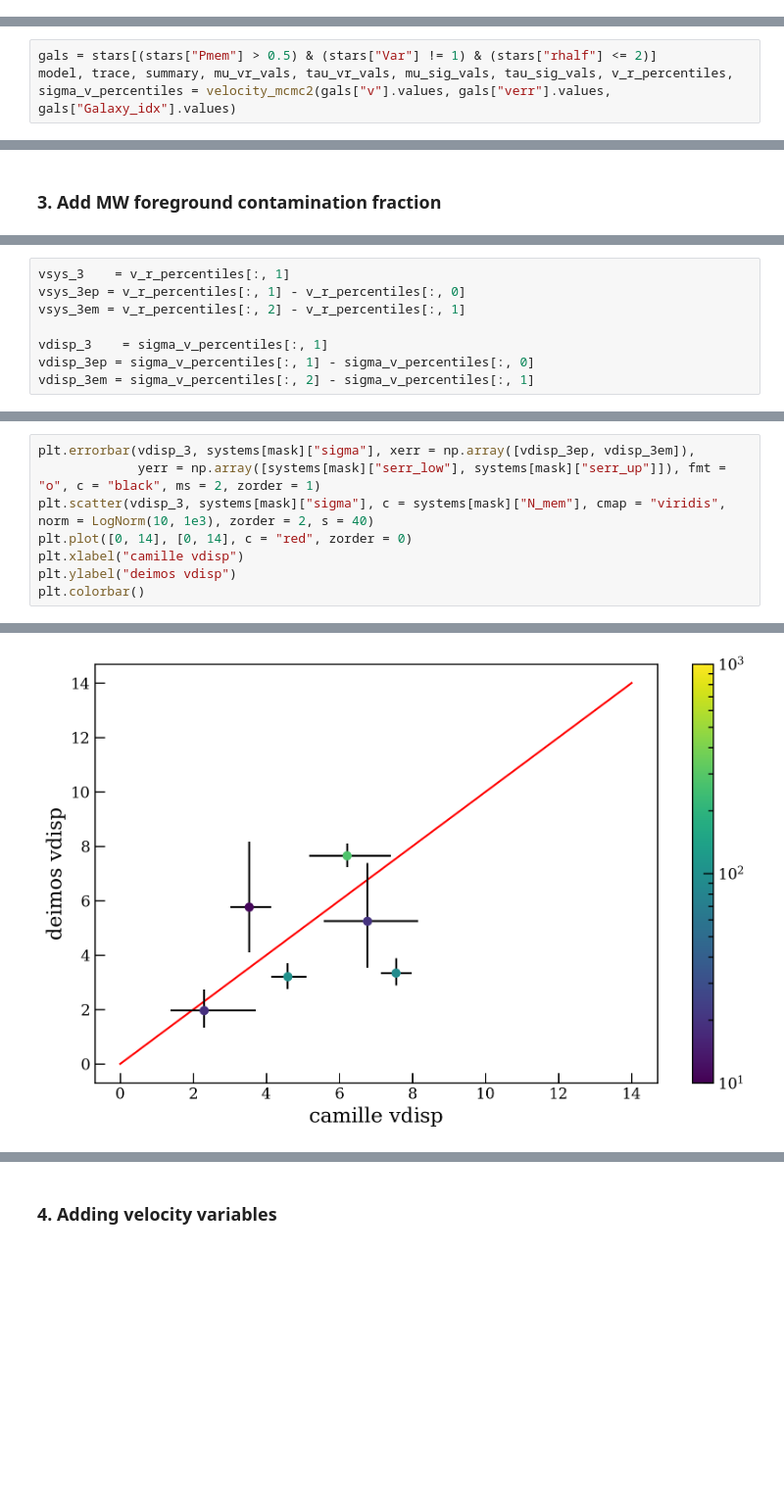
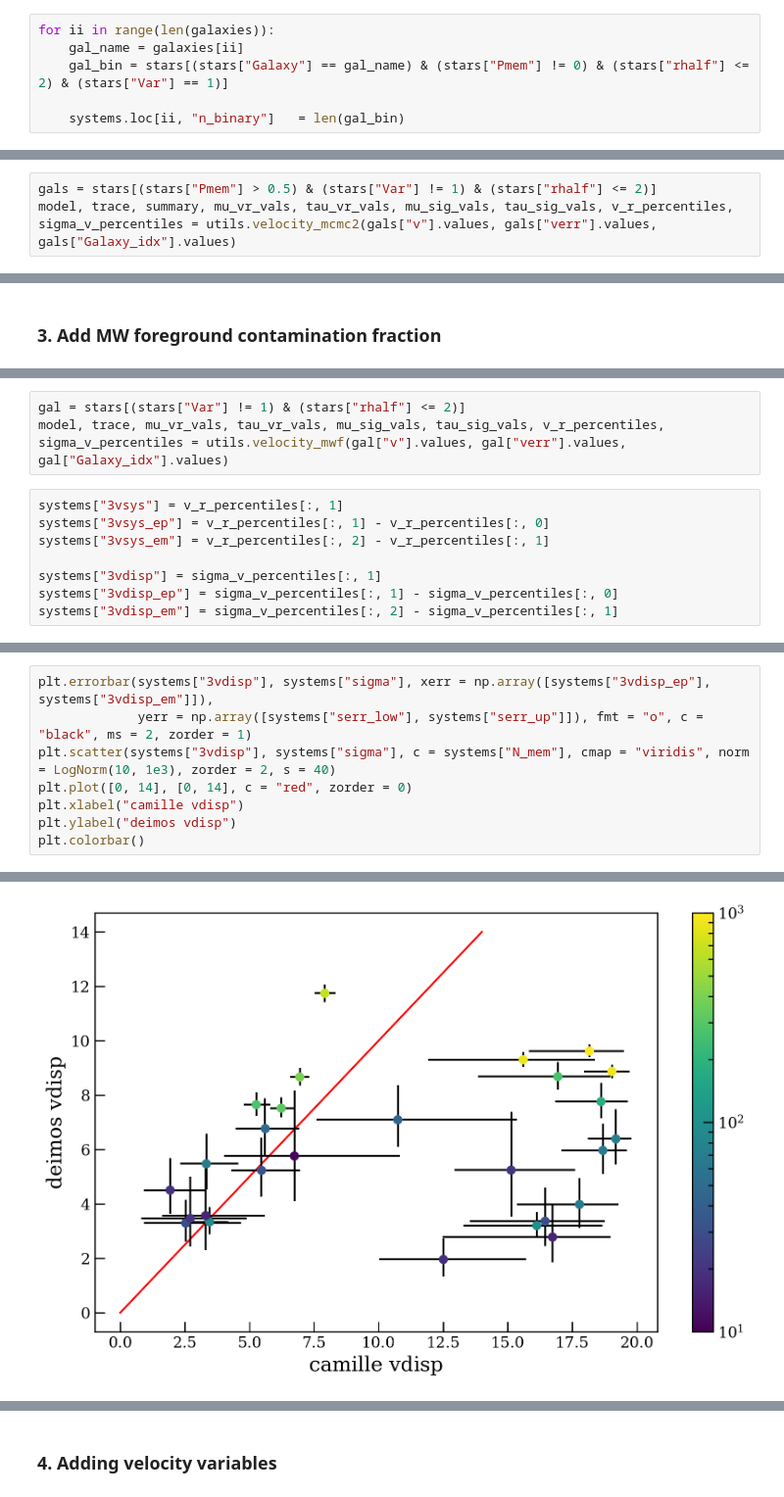
Before and after one commit to camchiu/dwarfs_hierarchical, a Jupyter notebook: final_project.ipynb, the cells around one changed output, grey strips where cells are left out. Shown at 98% size. Saved outputs shown, nothing was run; the diff lists cells and outputs as text; blank space fills up the shorter version.

```diff
--- a/final_project.ipynb
+++ b/final_project.ipynb
@@ -250,0 +134,6 @@ WARNING:root:Pandas support in corner is deprecated; use ArviZ directly
+# %%
+for ii in range(len(galaxies)):
+    gal_name = galaxies[ii]
+    gal_bin = stars[(stars["Galaxy"] == gal_name) & (stars["Pmem"] != 0) & (stars["rhalf"] <= 2) & (stars["Var"] == 1)]
+
+    systems.loc[ii, "n_binary"]   = len(gal_bin)
@@ -321,6 +234,6 @@ def velocity_mcmc2(vels, v_errs, galaxy_ids, draws = 4000, tune = 2000):
 # %%
 gals = stars[(stars["Pmem"] > 0.5) & (stars["Var"] != 1) & (stars["rhalf"] <= 2)]
-model, trace, summary, mu_vr_vals, tau_vr_vals, mu_sig_vals, tau_sig_vals, v_r_percentiles, sigma_v_percentiles = velocity_mcmc2(gals["v"].values, gals["verr"].values, gals["Galaxy_idx"].values)
+model, trace, summary, mu_vr_vals, tau_vr_vals, mu_sig_vals, tau_sig_vals, v_r_percentiles, sigma_v_percentiles = utils.velocity_mcmc2(gals["v"].values, gals["verr"].values, gals["Galaxy_idx"].values)
 # %% [output]
 Initializing NUTS using jitter+adapt_diag...
 INFO:pymc.sampling.mcmc:Initializing NUTS using jitter+adapt_diag...
@@ -461,9 +288,12 @@ INFO:pymc.stats.convergence:Only one chain was sampled, this makes it impossible
+# %%
+gal = stars[(stars["Var"] != 1) & (stars["rhalf"] <= 2)]
+model, trace, mu_vr_vals, tau_vr_vals, mu_sig_vals, tau_sig_vals, v_r_percentiles, sigma_v_percentiles = utils.velocity_mwf(gal["v"].values, gal["verr"].values, gal["Galaxy_idx"].values)
 # %%
-vsys_3    = v_r_percentiles[:, 1]
-vsys_3ep = v_r_percentiles[:, 1] - v_r_percentiles[:, 0]
-vsys_3em = v_r_percentiles[:, 2] - v_r_percentiles[:, 1]
+systems["3vsys"] = v_r_percentiles[:, 1]
+systems["3vsys_ep"] = v_r_percentiles[:, 1] - v_r_percentiles[:, 0]
+systems["3vsys_em"] = v_r_percentiles[:, 2] - v_r_percentiles[:, 1]
 
-vdisp_3    = sigma_v_percentiles[:, 1]
-vdisp_3ep = sigma_v_percentiles[:, 1] - sigma_v_percentiles[:, 0]
-vdisp_3em = sigma_v_percentiles[:, 2] - sigma_v_percentiles[:, 1]
+systems["3vdisp"] = sigma_v_percentiles[:, 1]
+systems["3vdisp_ep"] = sigma_v_percentiles[:, 1] - sigma_v_percentiles[:, 0]
+systems["3vdisp_em"] = sigma_v_percentiles[:, 2] - sigma_v_percentiles[:, 1]
 # %%
@@ -481,11 +310,11 @@ plt.colorbar()
 # %%
-plt.errorbar(vdisp_3, systems[mask]["sigma"], xerr = np.array([vdisp_3ep, vdisp_3em]),
-             yerr = np.array([systems[mask]["serr_low"], systems[mask]["serr_up"]]), fmt = "o", c = "black", ms = 2, zorder = 1)
-plt.scatter(vdisp_3, systems[mask]["sigma"], c = systems[mask]["N_mem"], cmap = "viridis", norm = LogNorm(10, 1e3), zorder = 2, s = 40)
+plt.errorbar(systems["3vdisp"], systems["sigma"], xerr = np.array([systems["3vdisp_ep"], systems["3vdisp_em"]]),
+             yerr = np.array([systems["serr_low"], systems["serr_up"]]), fmt = "o", c = "black", ms = 2, zorder = 1)
+plt.scatter(systems["3vdisp"], systems["sigma"], c = systems["N_mem"], cmap = "viridis", norm = LogNorm(10, 1e3), zorder = 2, s = 40)
 plt.plot([0, 14], [0, 14], c = "red", zorder = 0)
 plt.xlabel("camille vdisp")
 plt.ylabel("deimos vdisp")
 plt.colorbar()
 # %% [output]
 <matplotlib.colorbar.Colorbar at 0x...>
-[figure, old version]
+[figure, new version]
```
Also changed, not shown: parts of 39 cells of this notebook, 2 other files.
